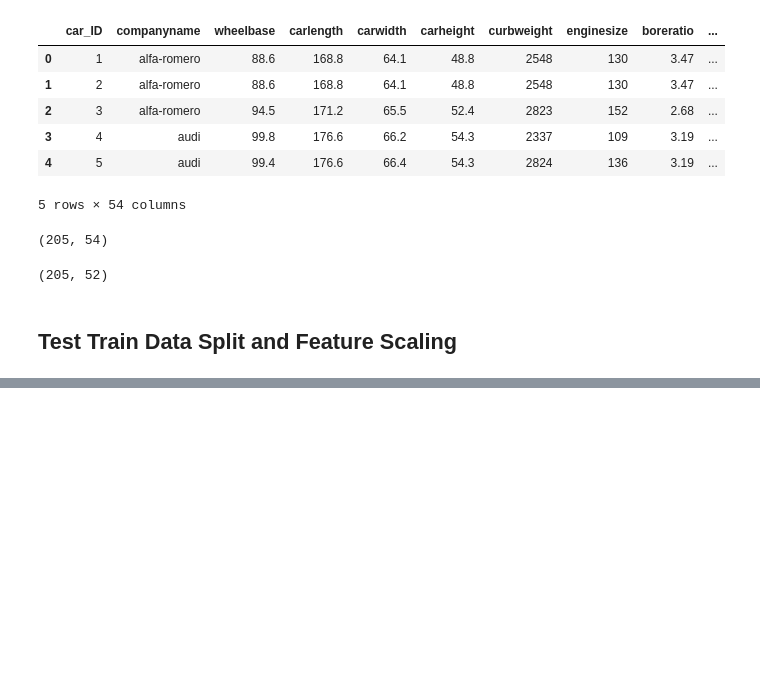
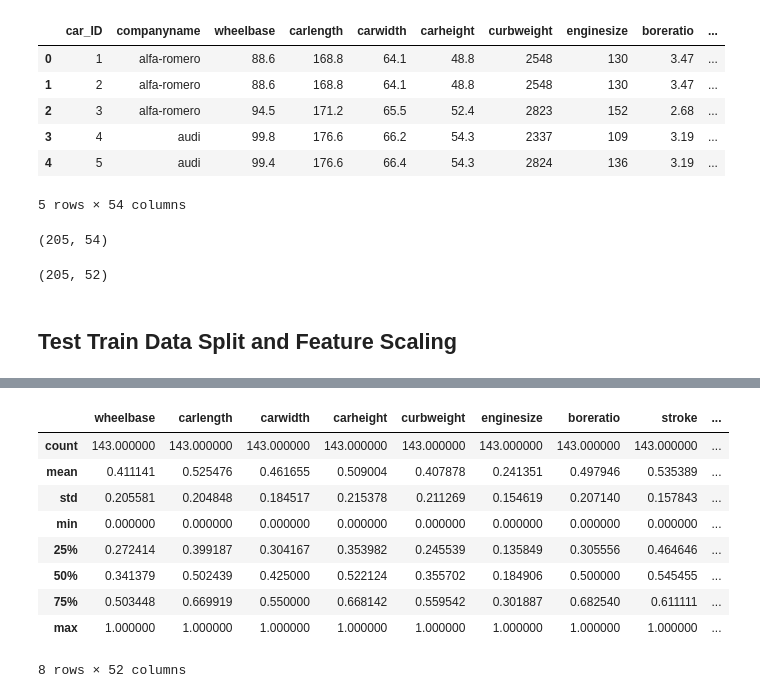
Before and after one commit to rishavhack/Projects-On-MachineLearning-OpenCV-NLP, a Jupyter notebook: Project 7 Car Price - Multiple Linear Regression/Car Price - Multiple Linear Regression.ipynb, the cells around one changed output, grey strips where cells are left out. Cells and saved outputs as stored; diff of their text form; code cells hidden in the pictures; blank space fills up the shorter version.

```diff
--- a/Project 7 Car Price - Multiple Linear Regression/Car Price - Multiple Linear Regression.ipynb
+++ b/Project 7 Car Price - Multiple Linear Regression/Car Price - Multiple Linear Regression.ipynb
@@ -403,0 +402,21 @@ ModuleNotFoundError: No module named 'sklearn'
+# %%
+# Use MinMaxScaler to apply scaling
+from sklearn.preprocessing import MinMaxScaler
+
+scaler = MinMaxScaler()
+num_vars = ['wheelbase', 'carlength', 'carwidth', 'carheight', 'curbweight', 'enginesize', 'boreratio', 'stroke', 'compressionratio',
+            'horsepower', 'peakrpm', 'citympg', 'highwaympg', 'fueleconomy', 'strokeratio', 'price']
+df_train[num_vars] = scaler.fit_transform(df_train[num_vars])
+# %%
+df_train.describe()
+# %% [output]
+|  | wheelbase | carlength | carwidth | carheight | curbweight | enginesize | boreratio | stroke | ... |
+| count | 143.000000 | 143.000000 | 143.000000 | 143.000000 | 143.000000 | 143.000000 | 143.000000 | 143.000000 | ... |
+| mean | 0.411141 | 0.525476 | 0.461655 | 0.509004 | 0.407878 | 0.241351 | 0.497946 | 0.535389 | ... |
+| std | 0.205581 | 0.204848 | 0.184517 | 0.215378 | 0.211269 | 0.154619 | 0.207140 | 0.157843 | ... |
+| min | 0.000000 | 0.000000 | 0.000000 | 0.000000 | 0.000000 | 0.000000 | 0.000000 | 0.000000 | ... |
+| 25% | 0.272414 | 0.399187 | 0.304167 | 0.353982 | 0.245539 | 0.135849 | 0.305556 | 0.464646 | ... |
+| 50% | 0.341379 | 0.502439 | 0.425000 | 0.522124 | 0.355702 | 0.184906 | 0.500000 | 0.545455 | ... |
+| 75% | 0.503448 | 0.669919 | 0.550000 | 0.668142 | 0.559542 | 0.301887 | 0.682540 | 0.611111 | ... |
+| max | 1.000000 | 1.000000 | 1.000000 | 1.000000 | 1.000000 | 1.000000 | 1.000000 | 1.000000 | ... |
+8 rows × 52 columns
```
Also changed, not shown: parts of 7 cells of this notebook.
